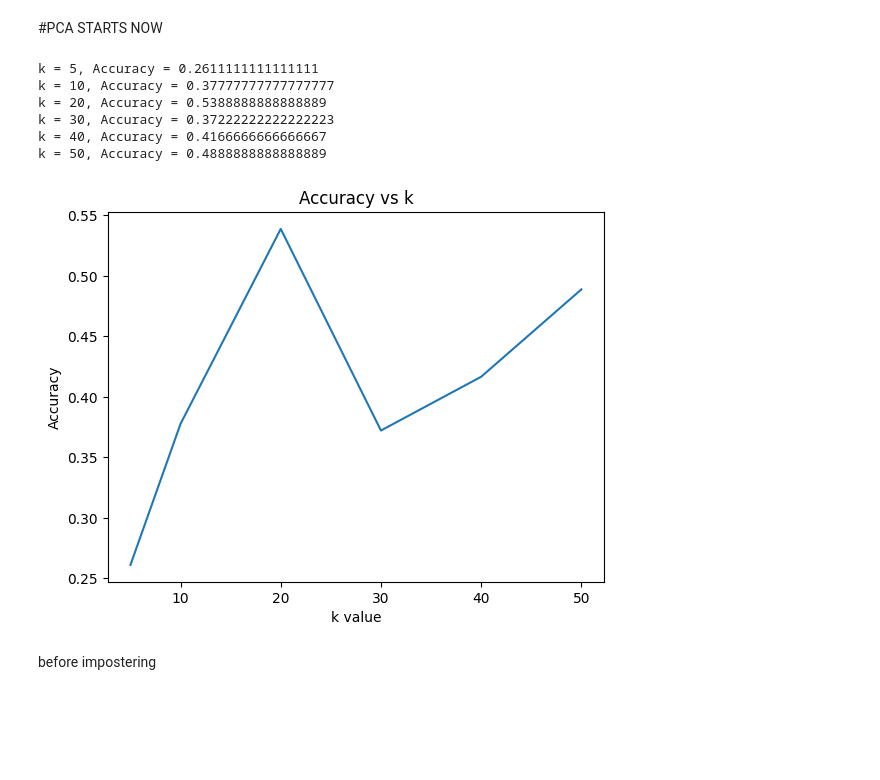
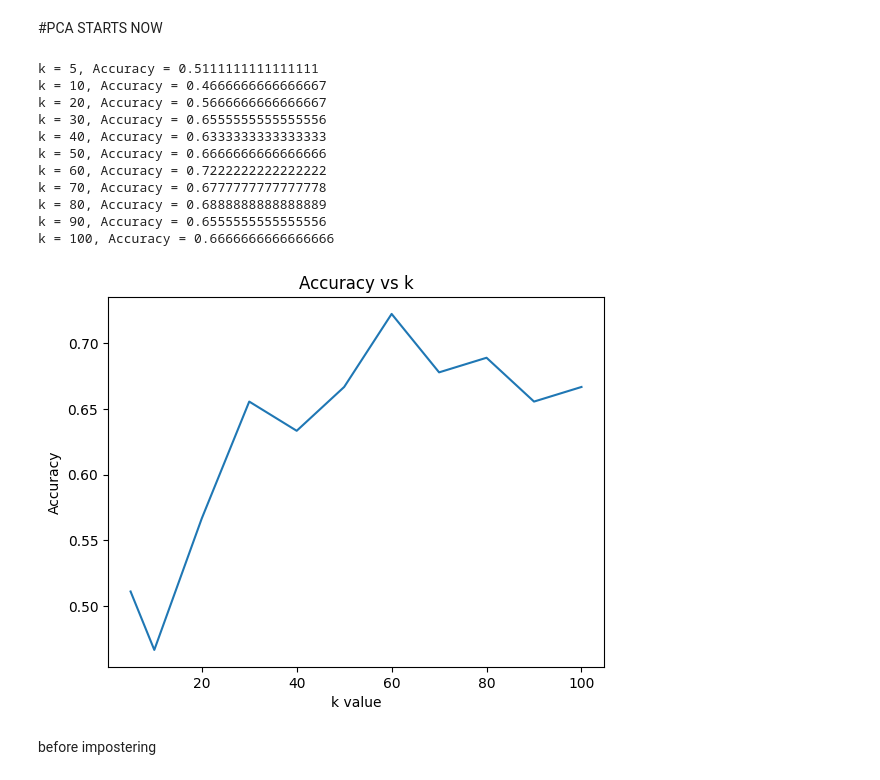
Before and after one commit to anum1704/FaceRecognition-, a Jupyter notebook: facerecognition_1.ipynb, the cells around one changed output. Drawn from its saved outputs; the diff is of its cells as text; code cells hidden in the pictures; blank space fills up the shorter version.

```diff
--- a/facerecognition_1.ipynb
+++ b/facerecognition_1.ipynb
@@ -52,7 +52,14 @@ def select_k(eigenvectors, k):
     return eigenvectors[:, :k] ##top k features are gonna be selected !!
 # %%
 def generate_eigenfaces(delta, eigenvectors_k):
-    eigenfaces = np.dot(delta, eigenvectors_k)
+    # delta: (10000, 448)
+    # eigenvectors_k: (448, k)
+
+    eigenfaces = np.dot(delta, eigenvectors_k)   # ✅ (10000, k)
+
+    # normalize
+    eigenfaces = eigenfaces / np.linalg.norm(eigenfaces, axis=0)
+
     return eigenfaces
 # %%
 def generate_signatures(eigenfaces, delta):
@@ -62,21 +69,33 @@ from sklearn.neural_network import MLPClassifier
 from sklearn.model_selection import train_test_split
 from sklearn.metrics import accuracy_score
 
+
+from sklearn.preprocessing import StandardScaler
+
 def train_ann(features, labels):
+    X = features.T
+
     X_train, X_test, y_train, y_test = train_test_split(
-        features.T, labels, test_size=0.4, random_state=42)
+        X, labels, test_size=0.2, stratify=labels, random_state=42
+    )
 
-    clf = MLPClassifier(hidden_layer_sizes=(100,),
-                        max_iter=500,
-                        activation='relu',
-                        solver='adam')
+    scaler = StandardScaler()
+    X_train = scaler.fit_transform(X_train)   # ✅ only train
+    X_test  = scaler.transform(X_test)        # ✅ only transform test
+
+    clf = MLPClassifier(
+        hidden_layer_sizes=(128, 64),
+        max_iter=1000,
+        activation='relu',
+        solver='adam',
+        random_state=42
+    )
 
     clf.fit(X_train, y_train)
+    y_pred = clf.predict(X_test)
 
-    y_pred = clf.predict(X_test)
     acc = accuracy_score(y_test, y_pred)
-
-    return clf, acc
+    return acc
 # %%
 def main():
 
@@ -87,42 +106,47 @@ def main():
     mean_face = compute_mean(face_db)
     delta = mean_zero(face_db, mean_face)
     C = surrogate_covariance(delta)
 
     eigenvalues, eigenvectors = compute_eigen(C)
 
-    k_values = [5, 10, 20, 30, 40, 50]
+    k_values = [5, 10, 20, 30, 40, 50,60,70,80,90,100]
     accuracies = []
 
     for k in k_values:
 
         eigenvectors_k = select_k(eigenvectors, k)
         eigenfaces = generate_eigenfaces(delta, eigenvectors_k)
         signatures = generate_signatures(eigenfaces, delta)
 
-        clf, acc = train_ann(signatures, labels)
+        acc = train_ann(signatures, labels)
 
         accuracies.append(acc)
         print(f"k = {k}, Accuracy = {acc}")
 
     # Plot AFTER loop
     import matplotlib.pyplot as plt
     plt.plot(k_values, accuracies)
     plt.xlabel("k value")
     plt.ylabel("Accuracy")
     plt.title("Accuracy vs k")
     plt.show()
 
 
 if __name__ == "__main__":
     main()
 # %% [output]
-k = 5, Accuracy = 0.2611111111111111
-k = 10, Accuracy = 0.37777777777777777
-k = 20, Accuracy = 0.5388888888888889
-k = 30, Accuracy = 0.37222222222222223
-k = 40, Accuracy = 0.4166666666666667
-k = 50, Accuracy = 0.4888888888888889
+k = 5, Accuracy = 0.5111111111111111
+k = 10, Accuracy = 0.4666666666666667
+k = 20, Accuracy = 0.5666666666666667
+k = 30, Accuracy = 0.6555555555555556
+k = 40, Accuracy = 0.6333333333333333
+k = 50, Accuracy = 0.6666666666666666
+k = 60, Accuracy = 0.7222222222222222
+k = 70, Accuracy = 0.6777777777777778
+k = 80, Accuracy = 0.6888888888888889
+k = 90, Accuracy = 0.6555555555555556
+k = 100, Accuracy = 0.6666666666666666
-[figure, old version]
+[figure, new version]
 # %% [markdown]
 before impostering
 # %%
```
Also changed, not shown: parts of 4 cells of this notebook.
